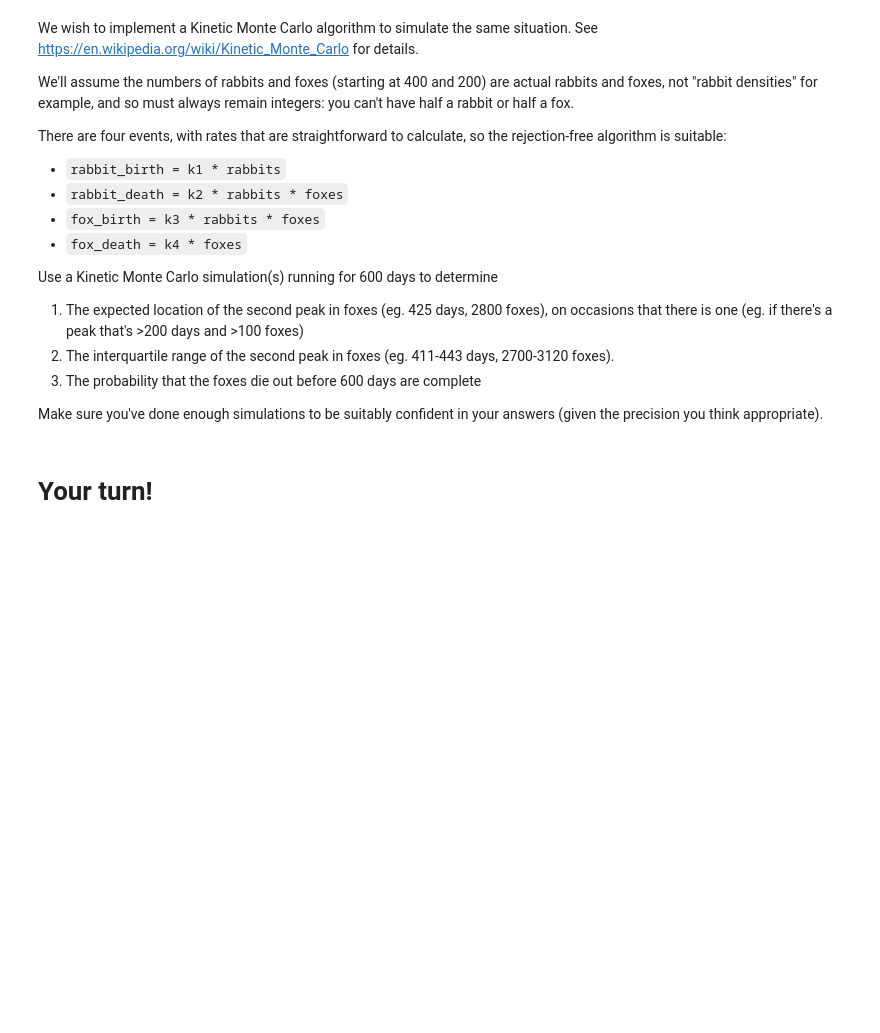
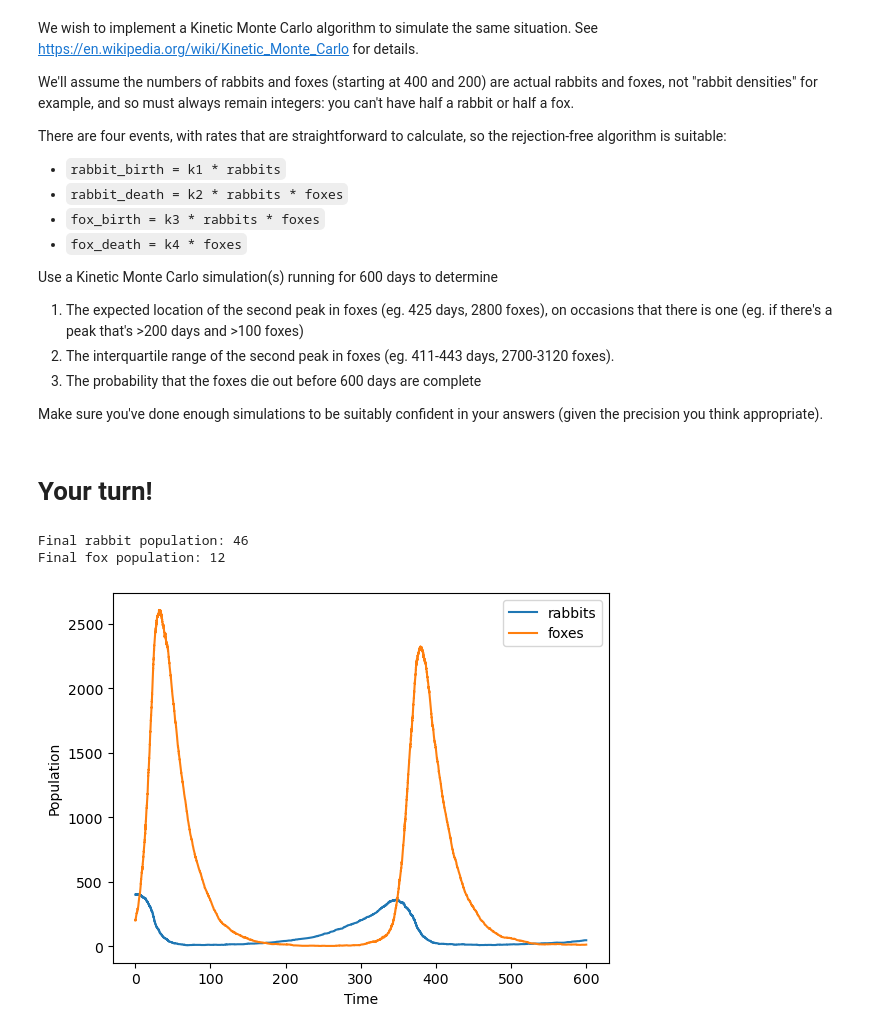
Before and after one commit to CHME5137/KMC, a Jupyter notebook: rabbits-and-foxes-kmc-question.ipynb, the cells around one changed output. Saved outputs shown, nothing was run; the diff lists cells and outputs as text; code cells hidden in the pictures; blank space fills up the shorter version.

```diff
--- a/rabbits-and-foxes-kmc-question.ipynb
+++ b/rabbits-and-foxes-kmc-question.ipynb
@@ -40,3 +40,78 @@ Use a Kinetic Monte Carlo simulation(s) running for 600 days to determine
 Make sure you've done enough simulations to be suitably confident in your answers (given the precision you think appropriate).
 # %% [markdown]
 # Your turn!
+# %%
+# known parameters
+k1 = 0.015
+k2 = 0.00004
+k3 = 0.0004
+k4 = 0.04
+end_time = 600.0
+
+# initial conditions
+time = 0
+rabbit = 400
+fox = 200
+
+# initialize lists
+times = [time]
+rabbits = [rabbit]
+foxes = [fox]
+
+# run kinetic monte carlo simulation
+while time < end_time:
+    # calculate rates for each possible event
+    rate_rabbit_birth = k1 * rabbit
+    rate_rabbit_death = k2 * rabbit * fox
+    rate_fox_birth = k3 * rabbit * fox
+    rate_fox_death = k4 * fox
+
+    # store rates in array and calculate cumulative rates
+    rates = np.array([rate_rabbit_birth, rate_rabbit_death, rate_fox_birth, rate_fox_death])
+    cumulative_rates = rates.cumsum()
+    total_rate = cumulative_rates[-1]
+
+    # generate two random numbers
+    u1 = np.random.uniform(0, 1)
+    u2 = np.random.uniform(0, 1)
+
+    # calculate time to next event
+    dt = -np.log(u1) / total_rate
+    time += dt
+
+    # determine which event occurs
+    for i, cum_rate in enumerate(cumulative_rates):
+        if cum_rate / total_rate > u2:
+            event = i
+            break
+
+    # update populations based on event
+    if event == 0: # rabbit birth
+        rabbit += 1
+    elif event == 1: # rabbit death
+        rabbit -= 1
+    elif event == 2: # fox birth
+        fox += 1
+    elif event == 3: # fox death
+        fox -= 1
+
+    # store results
+    times.append(time)
+    rabbits.append(rabbit)
+    foxes.append(fox)
+
+# print results
+print(f"Final rabbit population: {rabbits[-1]}")
+print(f"Final fox population: {foxes[-1]}")
+
+# format plot
+plt.plot(times, rabbits, label = "rabbits")
+plt.plot(times, foxes, label = "foxes")
+plt.xlabel("Time")
+plt.ylabel("Population")
+plt.legend()
+plt.show()
+# %% [output]
+Final rabbit population: 46
+Final fox population: 12
+[figure, added]
```
